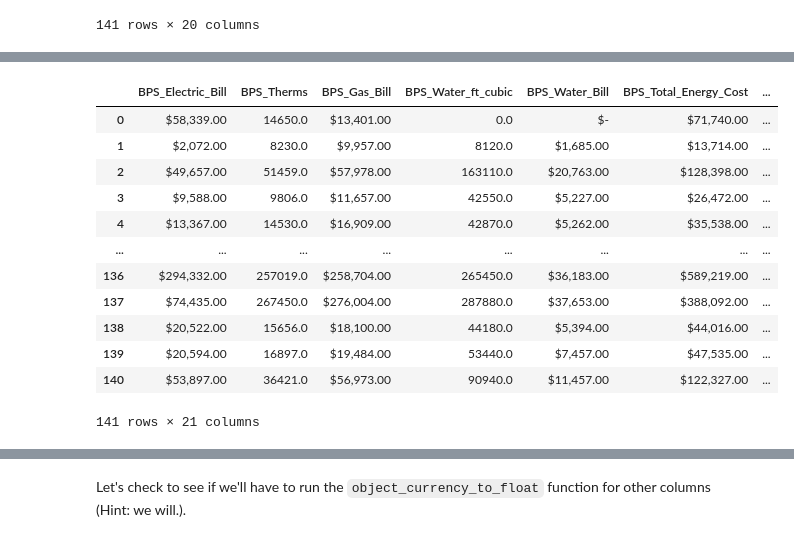
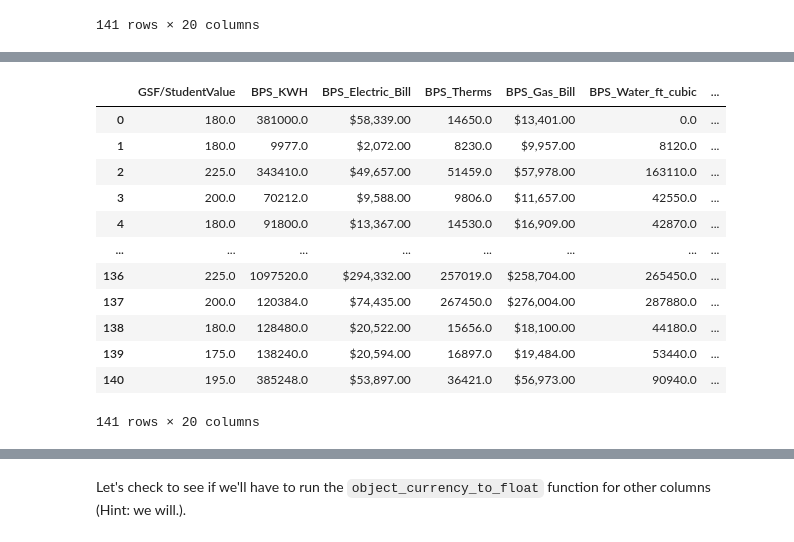
Before and after one commit to mike-laccavole/boston-public-schools-2015, a Jupyter notebook: notebooks/Untitled.ipynb, the cells around one changed output, grey strips where cells are left out. Saved outputs shown, nothing was run; the diff lists cells and outputs as text; code cells hidden in the pictures.

```diff
--- a/notebooks/Untitled.ipynb
+++ b/notebooks/Untitled.ipynb
@@ -273,5 +271,0 @@ bos[bos.columns[:20]]
-# %%
-bos.drop(columns = ['SMMA_Identifier', 'BPS_Historical_Name', 'SMMA_Abbreviated_Name',
-                    'BPS_Address', 'BPS_Total_GSF', 'SMMA_Site_SF', 'SMMA_Era'], inplace = True)
-
-bos[bos.columns[:20]]
@@ -308,16 +343,16 @@ bos[bos.columns[16:36]]
 # %%
-bos[bos.columns[35:56]]
+bos[bos.columns[40:60]]
 # %% [output]
-|  | BPS_Electric_Bill | BPS_Therms | BPS_Gas_Bill | BPS_Water_ft_cubic | BPS_Water_Bill | BPS_Total_Energy_Cost | ... |
-| 0 | $58,339.00 | 14650.0 | $13,401.00 | 0.0 | $- | $71,740.00 | ... |
-| 1 | $2,072.00 | 8230.0 | $9,957.00 | 8120.0 | $1,685.00 | $13,714.00 | ... |
-| 2 | $49,657.00 | 51459.0 | $57,978.00 | 163110.0 | $20,763.00 | $128,398.00 | ... |
-| 3 | $9,588.00 | 9806.0 | $11,657.00 | 42550.0 | $5,227.00 | $26,472.00 | ... |
-| 4 | $13,367.00 | 14530.0 | $16,909.00 | 42870.0 | $5,262.00 | $35,538.00 | ... |
+|  | GSF/StudentValue | BPS_KWH | BPS_Electric_Bill | BPS_Therms | BPS_Gas_Bill | BPS_Water_ft_cubic | ... |
+| 0 | 180.0 | 381000.0 | $58,339.00 | 14650.0 | $13,401.00 | 0.0 | ... |
+| 1 | 180.0 | 9977.0 | $2,072.00 | 8230.0 | $9,957.00 | 8120.0 | ... |
+| 2 | 225.0 | 343410.0 | $49,657.00 | 51459.0 | $57,978.00 | 163110.0 | ... |
+| 3 | 200.0 | 70212.0 | $9,588.00 | 9806.0 | $11,657.00 | 42550.0 | ... |
+| 4 | 180.0 | 91800.0 | $13,367.00 | 14530.0 | $16,909.00 | 42870.0 | ... |
 | ... | ... | ... | ... | ... | ... | ... | ... |
-| 136 | $294,332.00 | 257019.0 | $258,704.00 | 265450.0 | $36,183.00 | $589,219.00 | ... |
-| 137 | $74,435.00 | 267450.0 | $276,004.00 | 287880.0 | $37,653.00 | $388,092.00 | ... |
-| 138 | $20,522.00 | 15656.0 | $18,100.00 | 44180.0 | $5,394.00 | $44,016.00 | ... |
-| 139 | $20,594.00 | 16897.0 | $19,484.00 | 53440.0 | $7,457.00 | $47,535.00 | ... |
-| 140 | $53,897.00 | 36421.0 | $56,973.00 | 90940.0 | $11,457.00 | $122,327.00 | ... |
+| 136 | 225.0 | 1097520.0 | $294,332.00 | 257019.0 | $258,704.00 | 265450.0 | ... |
+| 137 | 200.0 | 120384.0 | $74,435.00 | 267450.0 | $276,004.00 | 287880.0 | ... |
+| 138 | 180.0 | 128480.0 | $20,522.00 | 15656.0 | $18,100.00 | 44180.0 | ... |
+| 139 | 175.0 | 138240.0 | $20,594.00 | 16897.0 | $19,484.00 | 53440.0 | ... |
+| 140 | 195.0 | 385248.0 | $53,897.00 | 36421.0 | $56,973.00 | 90940.0 | ... |
-141 rows × 21 columns
+141 rows × 20 columns
```
Also changed, not shown: parts of 32 cells of this notebook.
